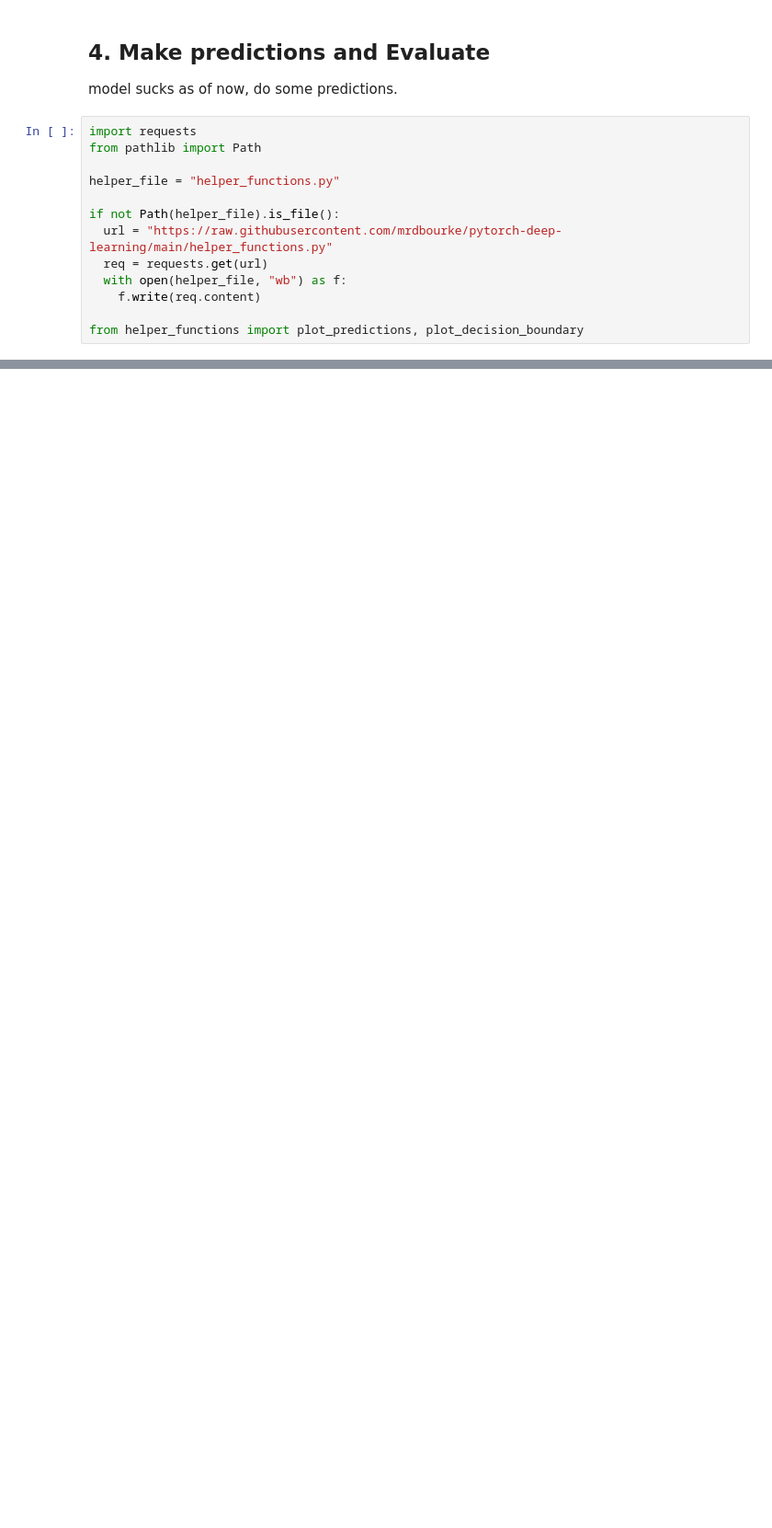
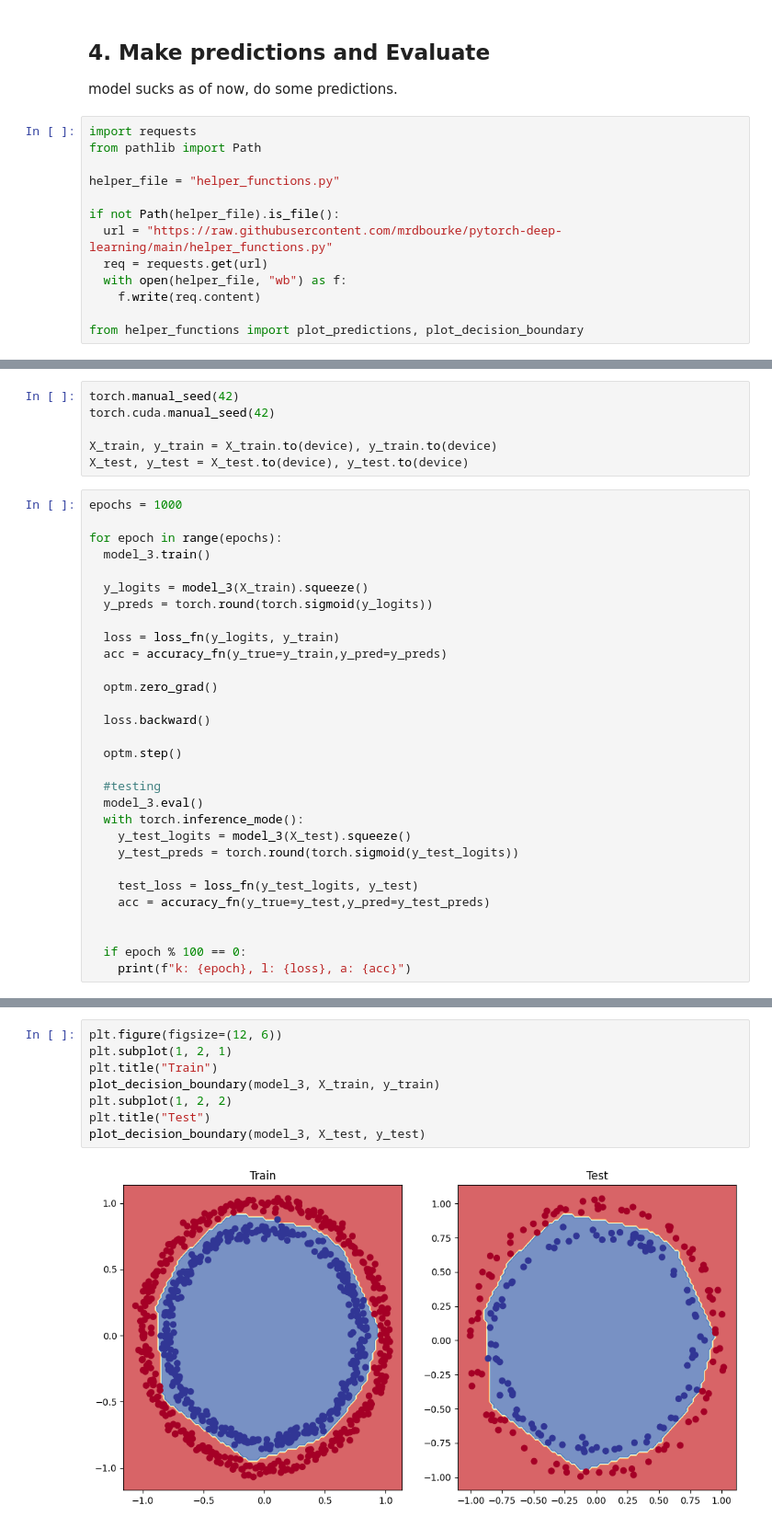
Before and after one commit to dionysus98/l_torch, a Jupyter notebook: 02_torch_neural_network_classification.ipynb, the cells around one changed output, grey strips where cells are left out. Shown at 92% size. Cells and saved outputs as stored; diff of their text form; blank space fills up the shorter version.

```diff
--- a/02_torch_neural_network_classification.ipynb
+++ b/02_torch_neural_network_classification.ipynb
@@ -347,0 +635,36 @@ plot_decision_boundary(model_0, X_test, y_test)
+# %%
+torch.manual_seed(42)
+torch.cuda.manual_seed(42)
+
+X_train, y_train = X_train.to(device), y_train.to(device)
+X_test, y_test = X_test.to(device), y_test.to(device)
+# %%
+epochs = 1000
+
+for epoch in range(epochs):
+  model_3.train()
+
+  y_logits = model_3(X_train).squeeze()
+  y_preds = torch.round(torch.sigmoid(y_logits))
+
+  loss = loss_fn(y_logits, y_train)
+  acc = accuracy_fn(y_true=y_train,y_pred=y_preds)
+
+  optm.zero_grad()
+
+  loss.backward()
+
+  optm.step()
+
+  #testing
+  model_3.eval()
+  with torch.inference_mode():
+    y_test_logits = model_3(X_test).squeeze()
+    y_test_preds = torch.round(torch.sigmoid(y_test_logits))
+
+    test_loss = loss_fn(y_test_logits, y_test)
+    acc = accuracy_fn(y_true=y_test,y_pred=y_test_preds)
+
+
+  if epoch % 100 == 0:
+    print(f"k: {epoch}, l: {loss}, a: {acc}")
@@ -347,0 +693,10 @@ plot_decision_boundary(model_0, X_test, y_test)
+# %%
+plt.figure(figsize=(12, 6))
+plt.subplot(1, 2, 1)
+plt.title("Train")
+plot_decision_boundary(model_3, X_train, y_train)
+plt.subplot(1, 2, 2)
+plt.title("Test")
+plot_decision_boundary(model_3, X_test, y_test)
+# %% [output]
+[figure, added]
```
Also changed, not shown: parts of 68 cells of this notebook.
